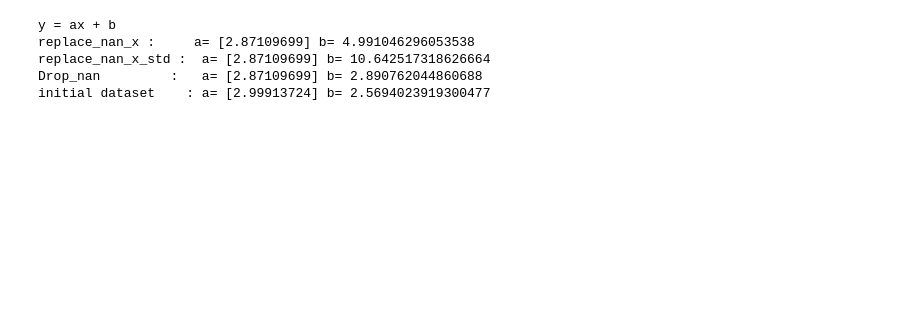
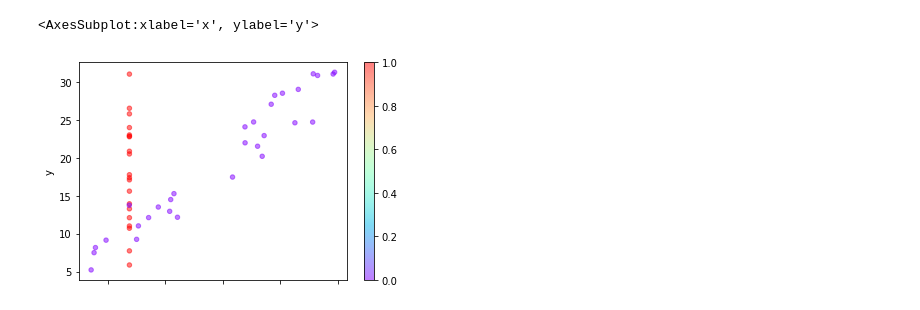
Before and after one commit to JingYi-27/Missing-values, a Jupyter notebook: Missing_values_LinearRegression.ipynb, the cells around one changed output. Saved outputs shown, nothing was run; the diff lists cells and outputs as text; code cells hidden in the pictures; blank space fills up the shorter version.

```diff
--- a/Missing_values_LinearRegression.ipynb
+++ b/Missing_values_LinearRegression.ipynb
@@ -37,7 +37,7 @@ list_index_nan :  [9, 4, 15, 8, 47, 49, 36, 13, 45, 38, 28, 2, 42, 44, 37, 0, 1,
 # %%
 df_drop_nan = df_nan_x.copy(deep=True)
 df_drop_nan = df_drop_nan.dropna()
-df_nan_x_std = df_nan_x.copy(deep=True)
+df_nan_x_median = df_nan_x.copy(deep=True)
 # %%
 nullity_x = df_nan_x['x'].isnull()
 
@@ -99,4 +98,0 @@ initial dataset : a= [2.99913724] b= 2.5694023919300477
-# %%
-for column in list(df_nan_x_std.columns[df_nan_x_std.isnull().sum()>0]):
-    std_val_x = df_nan_x_std[column].std()
-    df_nan_x_std[column].fillna(std_val_x,inplace=True)
@@ -119,12 +99,9 @@ plot_mean_std(df_nan_x, predict_nan_x,df_nan_x_std, predict_nan_x_std, df_drop_n
-# %%
-print ("y = ax + b")
-print ("replace_nan_x :    ", "a=", a_nan_x, "b=", b_nan_x)
-print ("replace_nan_x_std : ","a=",a_nan_x,"b=", b_nan_x_std)
-print ("Drop_nan         :  ","a=",a_drop_nan,"b=", b_drop_nan)
-print ("initial dataset    :","a=",a_inital,"b=", b_inital)
-# %% [output]
-y = ax + b
-replace_nan_x :     a= [2.87109699] b= 4.991046296053538
-replace_nan_x_std :  a= [2.87109699] b= 10.642517318626664
-Drop_nan         :   a= [2.87109699] b= 2.890762044860688
-initial dataset    : a= [2.99913724] b= 2.5694023919300477
+# %%
+nullity_x_median = df_nan_x_median['x'].isnull()
+for column in list(df_nan_x_median.columns[df_nan_x_median.isnull().sum()>0]):
+    median_val_x = df_nan_x_median[column].std()
+    df_nan_x_median[column].fillna(median_val_x,inplace=True)
+df_nan_x_median.plot(x='x', y='y',  kind='scatter', alpha=0.5,c=nullity_x_median, cmap='rainbow')
+# %% [output]
+<AxesSubplot:xlabel='x', ylabel='y'>
+[figure, added]
```
Also changed, not shown: parts of 12 cells of this notebook.
